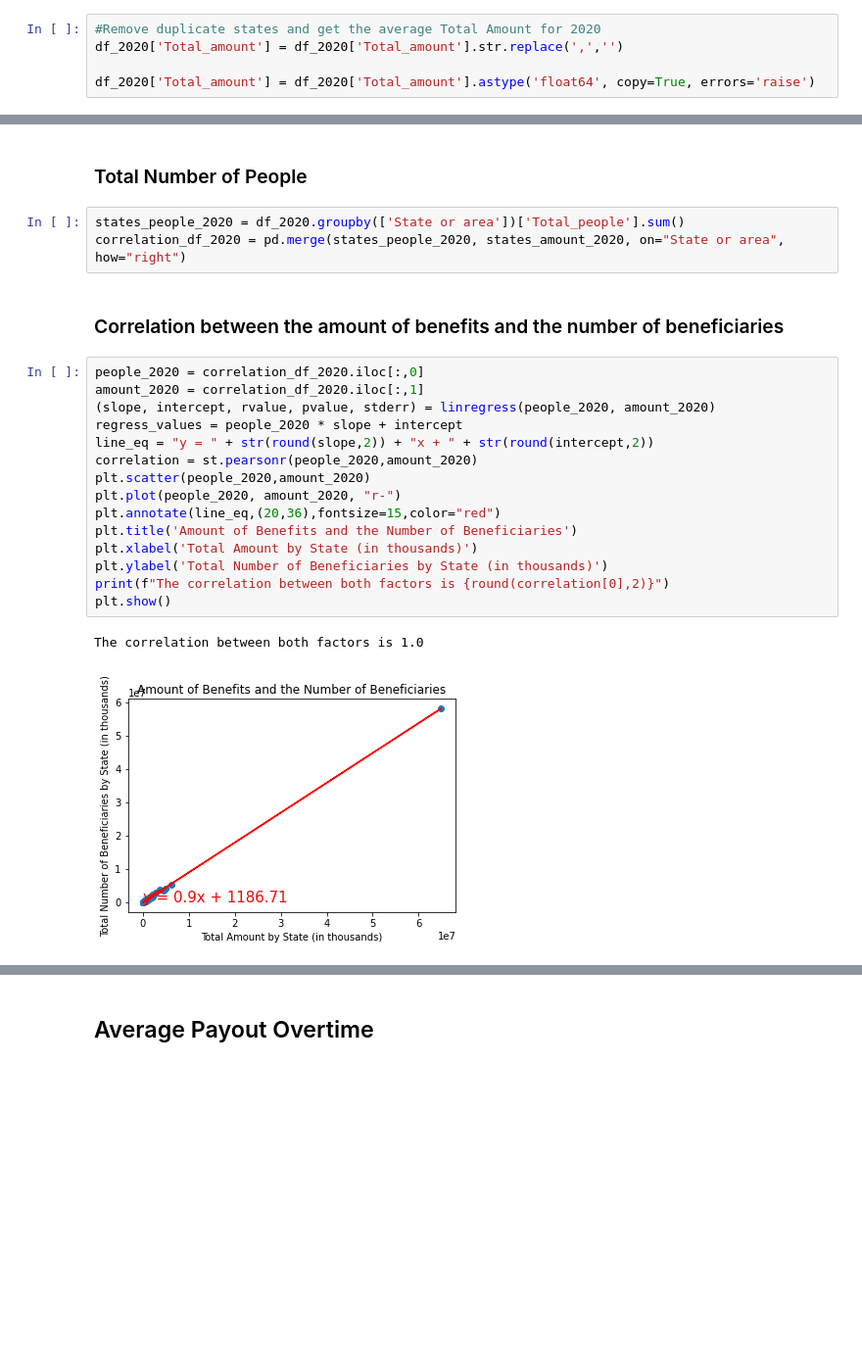
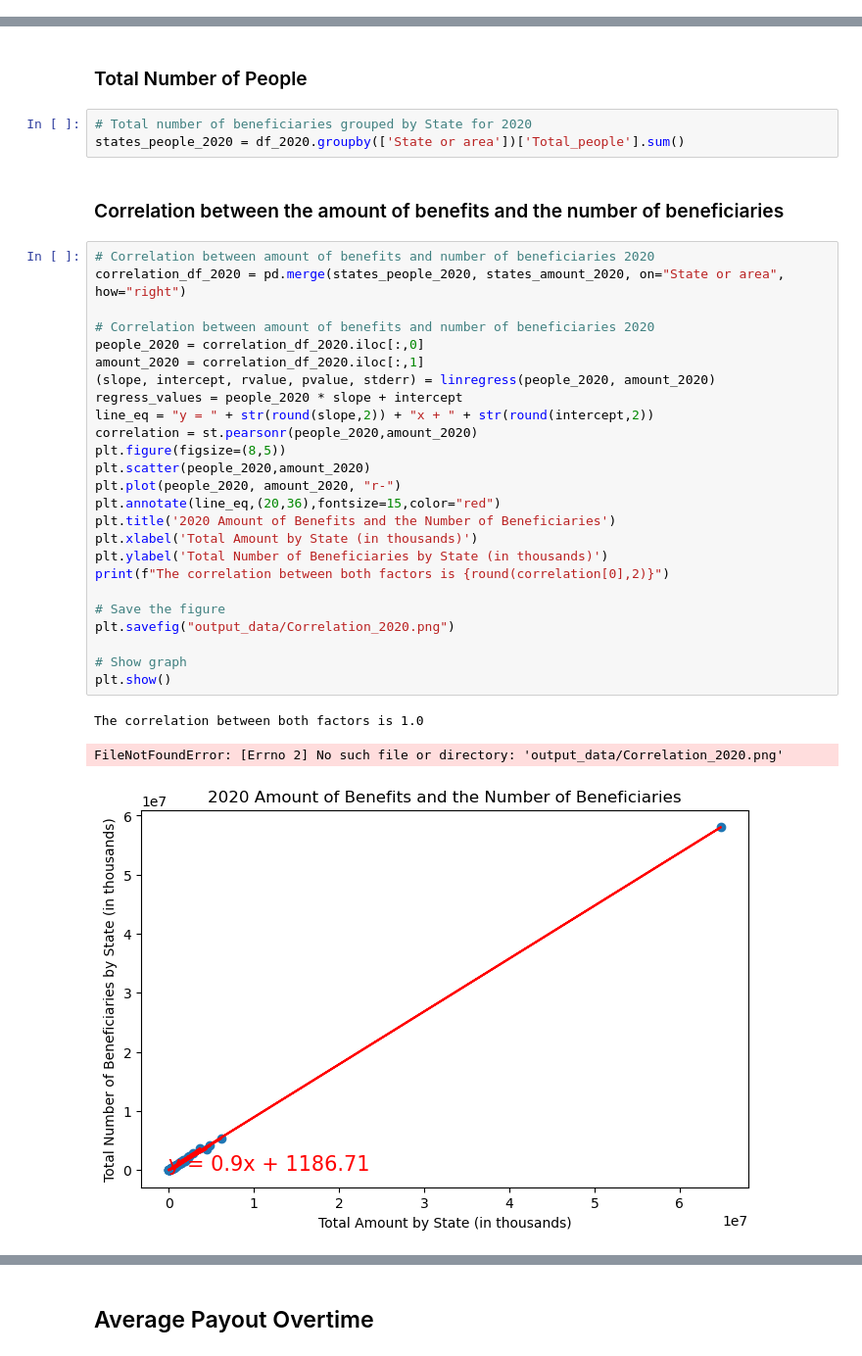
Before and after one commit to bernbr/group10_project1, a Jupyter notebook: project_ssa.ipynb, the cells around one changed output, grey strips where cells are left out. Shown at 98% size. Drawn from its saved outputs; the diff is of its cells as text; blank space fills up the shorter version.

```diff
--- a/project_ssa.ipynb
+++ b/project_ssa.ipynb
@@ -418,8 +426,3 @@ Analysis: The correlation between the number
 ## 2020 Breakdown by States
 # %% [markdown]
 ### Total Amounts
-# %%
-#Remove duplicate states and get the average Total Amount for 2020
-df_2020['Total_amount'] = df_2020['Total_amount'].str.replace(',','')
-
-df_2020['Total_amount'] = df_2020['Total_amount'].astype('float64', copy=True, errors='raise')
@@ -621,26 +431,37 @@ Name: Total_amount, dtype: float64
 states_amount_2020 = df_2020.groupby(['State or area'])['Total_amount'].sum()
 # %% [markdown]
 ### Total Number of People
-# %%
-states_people_2020 = df_2020.groupby(['State or area'])['Total_people'].sum()
-correlation_df_2020 = pd.merge(states_people_2020, states_amount_2020, on="State or area", how="right")
+# %%
+# Total number of beneficiaries grouped by State for 2020
+states_people_2020 = df_2020.groupby(['State or area'])['Total_people'].sum()
 # %% [markdown]
 ### Correlation between the amount of benefits and the number of beneficiaries
 # %%
+# Correlation between amount of benefits and number of beneficiaries 2020
+correlation_df_2020 = pd.merge(states_people_2020, states_amount_2020, on="State or area", how="right")
+
+# Correlation between amount of benefits and number of beneficiaries 2020
 people_2020 = correlation_df_2020.iloc[:,0]
 amount_2020 = correlation_df_2020.iloc[:,1]
 (slope, intercept, rvalue, pvalue, stderr) = linregress(people_2020, amount_2020)
 regress_values = people_2020 * slope + intercept
 line_eq = "y = " + str(round(slope,2)) + "x + " + str(round(intercept,2))
 correlation = st.pearsonr(people_2020,amount_2020)
+plt.figure(figsize=(8,5))
 plt.scatter(people_2020,amount_2020)
 plt.plot(people_2020, amount_2020, "r-")
 plt.annotate(line_eq,(20,36),fontsize=15,color="red")
-plt.title('Amount of Benefits and the Number of Beneficiaries')
+plt.title('2020 Amount of Benefits and the Number of Beneficiaries')
 plt.xlabel('Total Amount by State (in thousands)')
 plt.ylabel('Total Number of Beneficiaries by State (in thousands)')
 print(f"The correlation between both factors is {round(correlation[0],2)}")
+
+# Save the figure
+plt.savefig("output_data/Correlation_2020.png")
+
+# Show graph
 plt.show()
 # %% [output]
 The correlation between both factors is 1.0
+FileNotFoundError: [Errno 2] No such file or directory: 'output_data/Correlation_2020.png'
-[figure, old version]
+[figure, new version]
```
Also changed, not shown: parts of 58 cells of this notebook.
